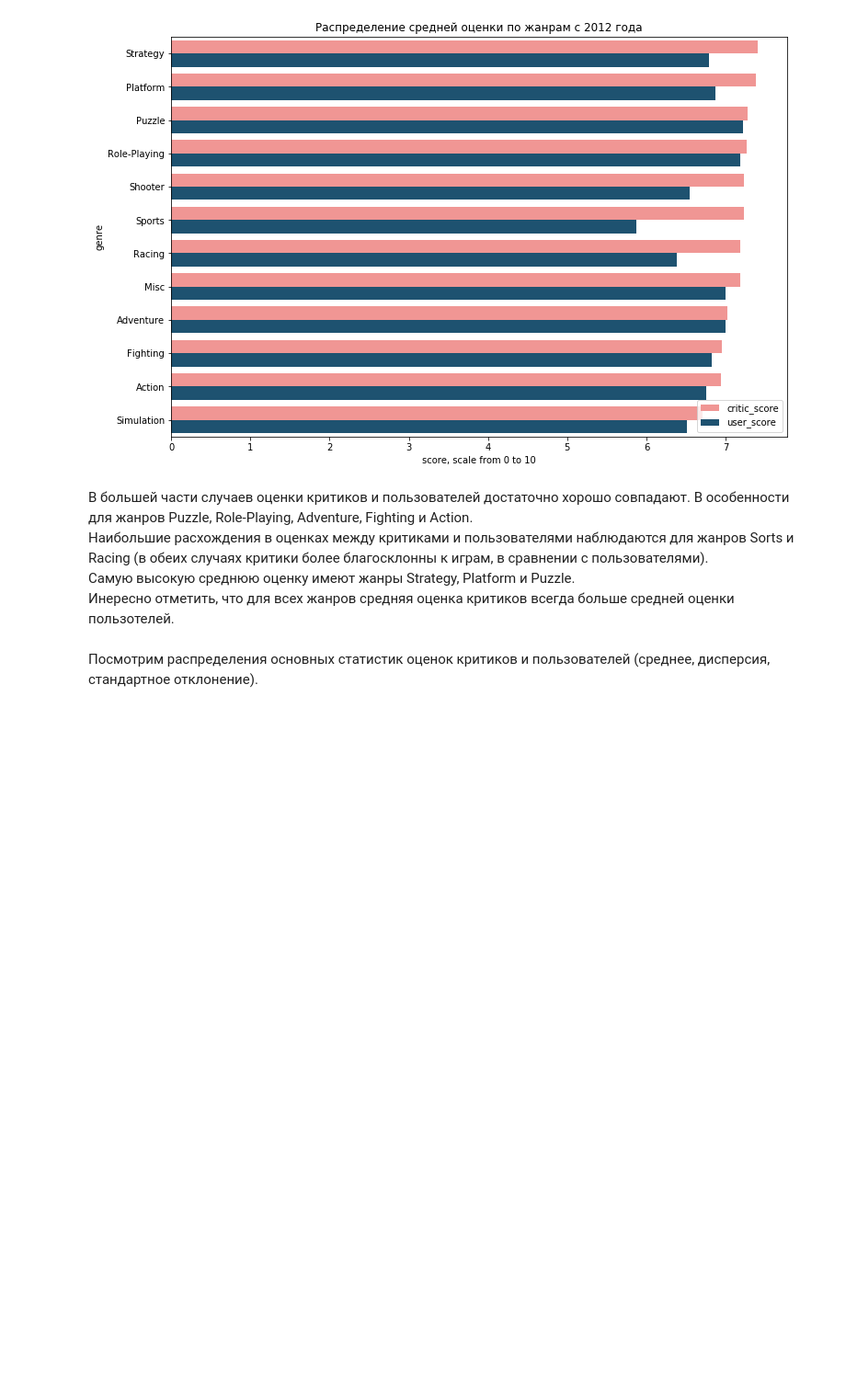
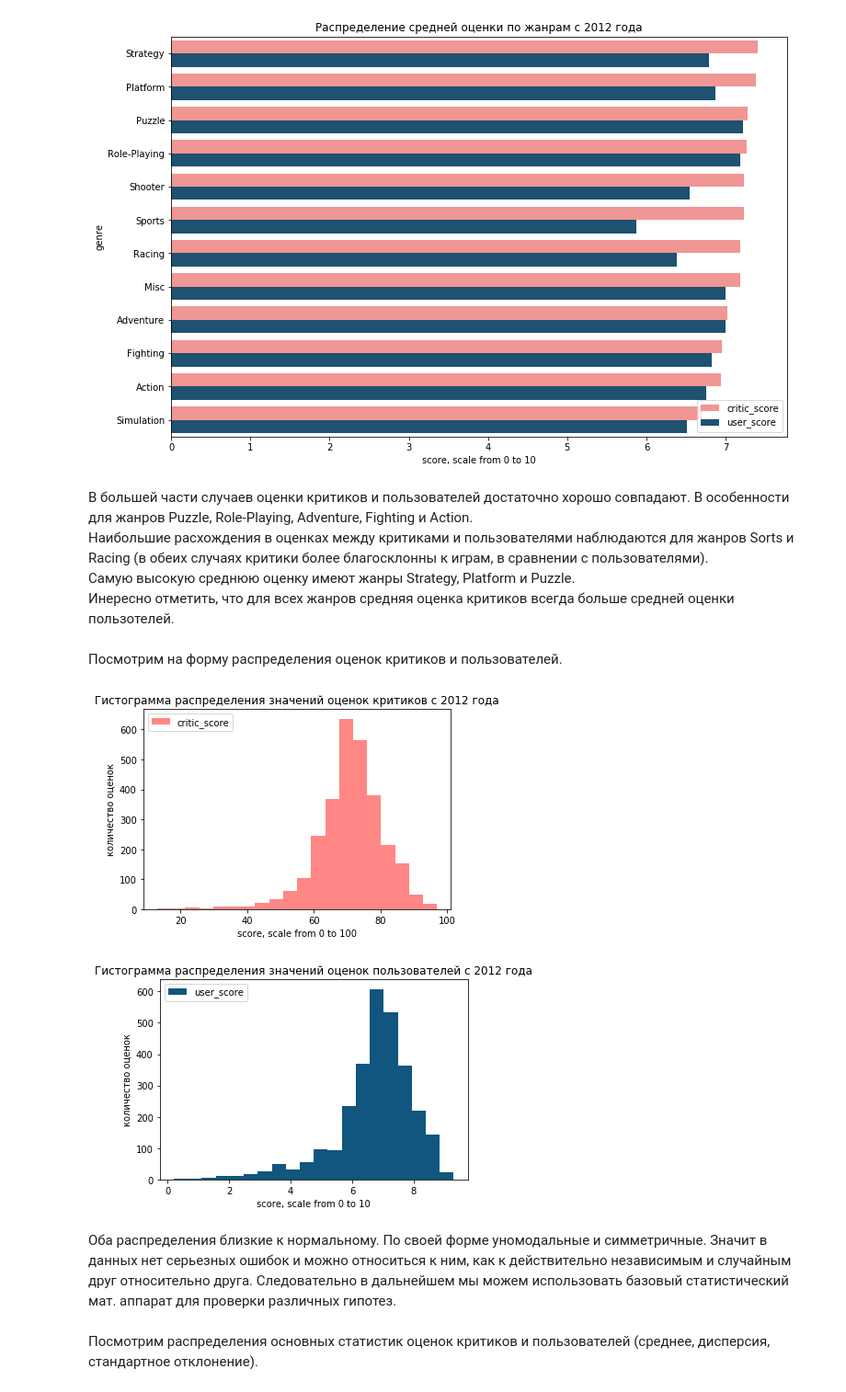
Before and after one commit to nktnlx/data_analysis_portfolio, a Jupyter notebook: video_games_sales.ipynb, the cells around one changed output. Shown at 92% size. Saved outputs shown, nothing was run; the diff lists cells and outputs as text; code cells hidden in the pictures; blank space fills up the shorter version.

```diff
--- a/video_games_sales.ipynb
+++ b/video_games_sales.ipynb
@@ -1836,6 +1837,38 @@ plt.title('Распределение средней оценки по жанр
 Наибольшие расхождения в оценках между критиками и пользователями наблюдаются для жанров Sorts и Racing (в обеих случаях критики более благосклонны к играм, в сравнении с пользователями).
 Самую высокую среднюю оценку имеют жанры Strategy, Platform и Puzzle.
 Инересно отметить, что для всех жанров средняя оценка критиков всегда больше средней оценки пользотелей.
+# %% [markdown]
+Посмотрим на форму распределения оценок критиков и пользователей.
+# %%
+# построение гистограммы для оценок критиков
+df_4.plot(y='critic_score',
+          kind='hist',
+          bins=20,
+          color='#FF8785')
+
+# подписи осей и названия
+plt.legend(loc = 'upper left')
+plt.xlabel('score, scale from 0 to 100')
+plt.ylabel('количество оценок')
+plt.title('Гистограмма распределения значений оценок критиков с 2012 года');
+
+
+# построение гистограммы для оценок пользователей
+df_4.plot(y='user_score',
+          kind='hist',
+          bins=20,
+          color='#10567E')
+
+# подписи осей и названия
+plt.legend(loc = 'best')
+plt.xlabel('score, scale from 0 to 10')
+plt.ylabel('количество оценок')
+plt.title('Гистограмма распределения значений оценок пользователей с 2012 года');
+# %% [output]
+[figure, added]
+[figure, added]
+# %% [markdown]
+Оба распределения близкие к нормальному. По своей форме уномодальные и симметричные. Значит в данных нет серьезных ошибок и можно относиться к ним, как к действительно независимым и случайным друг относительно друга. Следовательно в дальнейшем мы можем использовать базовый статистический мат. аппарат для проверки различных гипотез.
 # %% [markdown]
 Посмотрим распределения основных статистик оценок критиков и пользователей (среднее, дисперсия, стандартное отклонение).
 # %%
```
Also changed, not shown: parts of 18 cells of this notebook.
